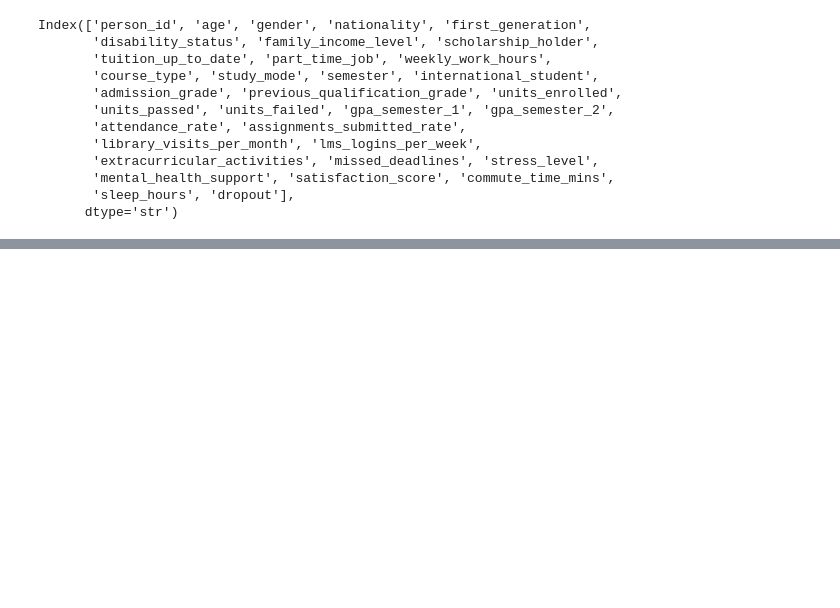
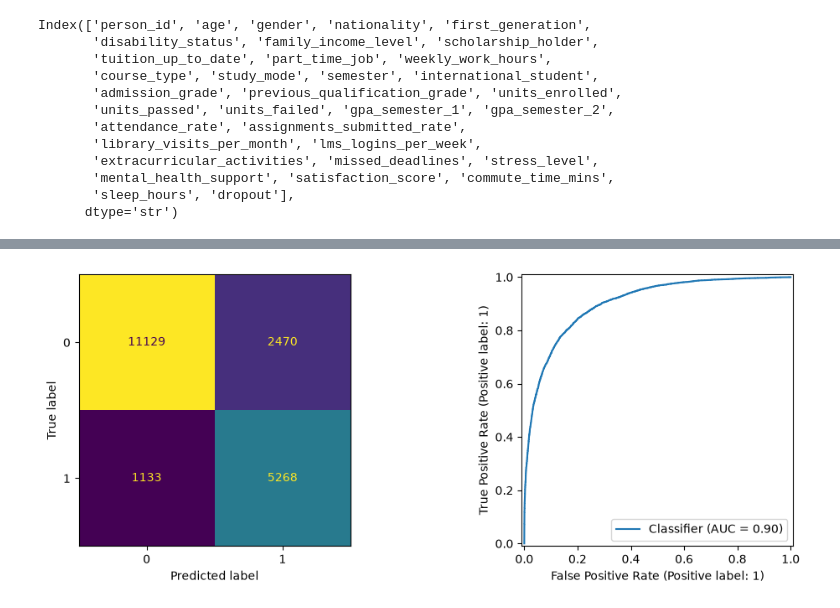
Before and after one commit to suzanaSSP/student_dropout_predictor, a Jupyter notebook: notebooks/new_data_clean.ipynb, the cells around one changed output, grey strips where cells are left out. Cells and saved outputs as stored; diff of their text form; code cells hidden in the pictures; blank space fills up the shorter version.

```diff
--- a/notebooks/new_data_clean.ipynb
+++ b/notebooks/new_data_clean.ipynb
@@ -34,0 +38,22 @@ Index(['person_id', 'age', 'gender', 'nationality', 'first_generation',
+# %%
+import numpy as np
+import matplotlib.pyplot as plt
+from sklearn.model_selection import train_test_split
+from sklearn.compose import ColumnTransformer
+from sklearn.preprocessing import OneHotEncoder, StandardScaler
+from sklearn.pipeline import Pipeline
+from sklearn.impute import SimpleImputer
+from sklearn.linear_model import LogisticRegression
+from sklearn.metrics import (classification_report, confusion_matrix, ConfusionMatrixDisplay,
+                             roc_auc_score, RocCurveDisplay)
+
+target = 'dropout'
+print(df_data[target].value_counts(normalize=True))
+
+X = df_data.drop(columns=[target, 'person_id'])
+y = df_data[target]
+cat_cols = X.select_dtypes(include=['object', 'category']).columns.tolist()
+num_cols = [c for c in X.columns if c not in cat_cols]
+
+X_train, X_test, y_train, y_test = train_test_split(
+    X, y, test_size=0.2, stratify=y, random_state=42)
@@ -34,0 +67,17 @@ Index(['person_id', 'age', 'gender', 'nationality', 'first_generation',
+# %%
+preprocess = ColumnTransformer([
+    ('num', Pipeline([('imp', SimpleImputer(strategy='median')), ('sc', StandardScaler())]), num_cols),
+    ('cat', Pipeline([('imp', SimpleImputer(strategy='most_frequent')),
+                      ('oh', OneHotEncoder(handle_unknown='ignore'))]), cat_cols),
+])
+
+log_reg = Pipeline([
+    ('prep', preprocess),
+    ('clf', LogisticRegression(max_iter=1000, class_weight='balanced')),
+])
+log_reg.fit(X_train, y_train)
+
+y_pred = log_reg.predict(X_test)
+y_prob = log_reg.predict_proba(X_test)[:, 1]
+print(classification_report(y_test, y_pred))
+print('ROC AUC:', roc_auc_score(y_test, y_prob))
@@ -34,0 +95,7 @@ Index(['person_id', 'age', 'gender', 'nationality', 'first_generation',
+# %%
+fig, ax = plt.subplots(1, 2, figsize=(11, 4))
+ConfusionMatrixDisplay(confusion_matrix(y_test, y_pred)).plot(ax=ax[0], colorbar=False)
+RocCurveDisplay.from_predictions(y_test, y_prob, ax=ax[1])
+plt.tight_layout(); plt.show()
+# %% [output]
+[figure, added]
```
Also changed, not shown: parts of 5 cells of this notebook, 1 other file.
